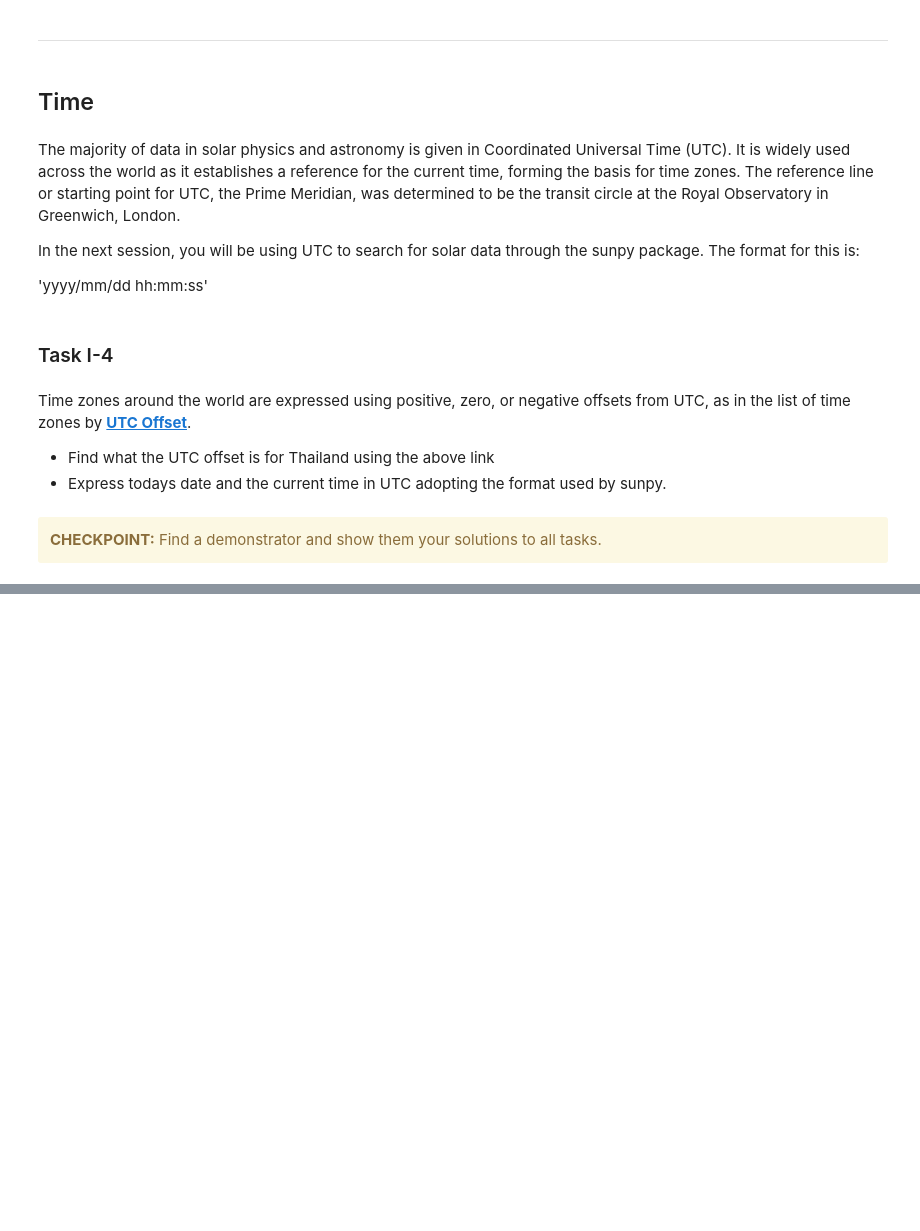
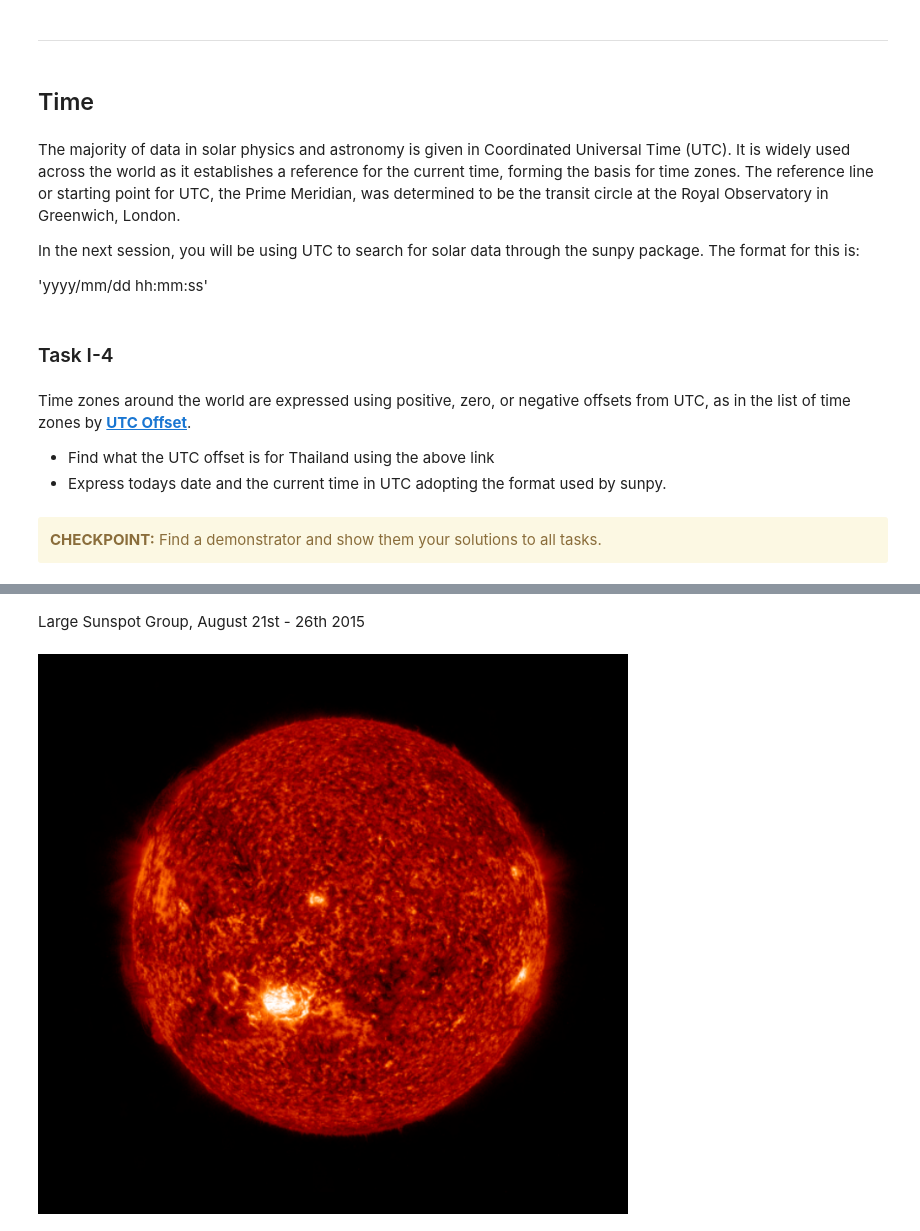
Before and after one commit to thanabodeewor/ThaiPASS2026, a Jupyter notebook: Sun/SOLAR_I.ipynb, the cells around one changed output, grey strips where cells are left out. Saved outputs shown, nothing was run; the diff lists cells and outputs as text; code cells hidden in the pictures; blank space fills up the shorter version.

```diff
--- a/Sun/SOLAR_I.ipynb
+++ b/Sun/SOLAR_I.ipynb
@@ -99,0 +179,6 @@ __[Helioviewer](https://gs671-suske.ndc.nasa.gov/)__ is a student-friendly inter
+# %% [markdown]
+Large Sunspot Group, August 21st - 26th 2015
+# %%
+display(Image(filename="aug_2015.png", embed=True))
+# %% [output]
+[figure, added]
```
Also changed, not shown: parts of 13 cells of this notebook, 8 other files.
